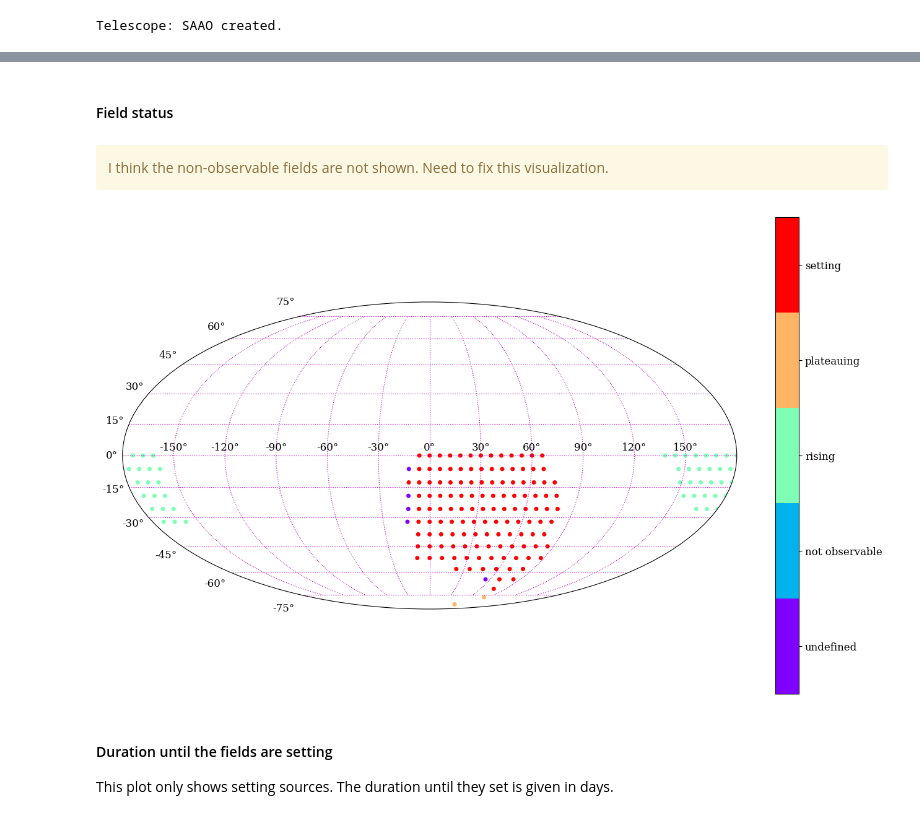
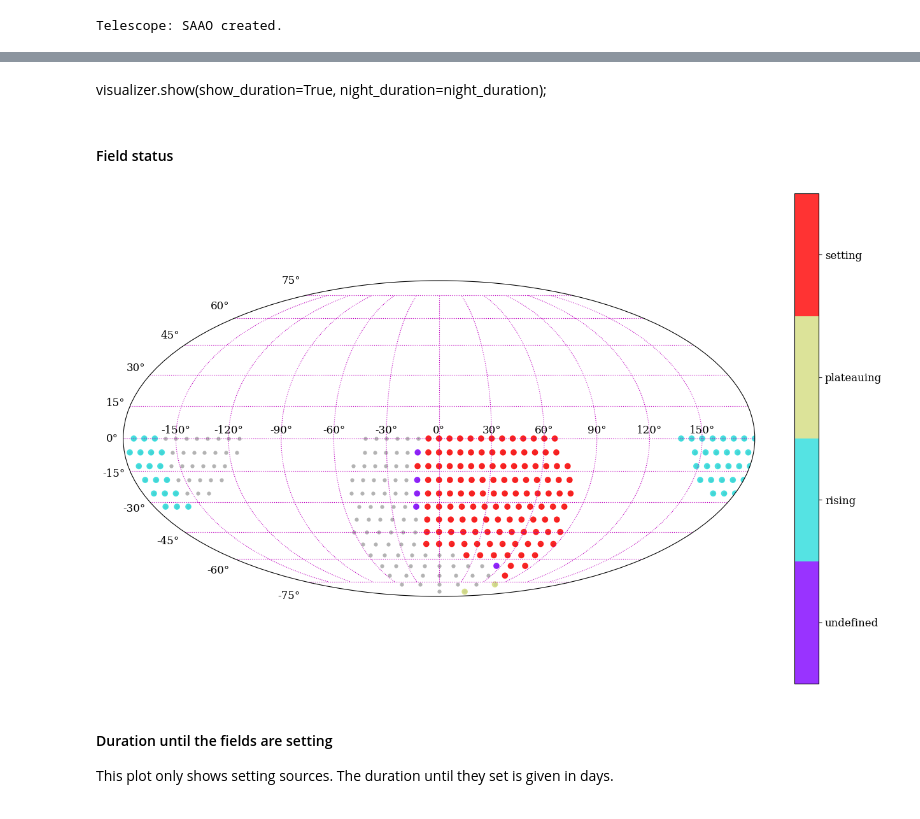
Before and after one commit to skiehl/pasiphae-survey-planner, a Jupyter notebook: Develop_SurveyPlanner.ipynb, the cells around one changed output, grey strips where cells are left out. Drawn from its saved outputs; the diff is of its cells as text; code cells hidden in the pictures.

Commit message:
New visualization class for field observation status, availability, and priority, replacing old one.

```diff
--- a/Develop_SurveyPlanner.ipynb
+++ b/Develop_SurveyPlanner.ipynb
@@ -650,8 +656,9 @@ The `FieldAvailabilityVisualizer` class from the `visualizations` module provide
 # %%
 night = Time('2023-01-02')
-fields = surveyplanner.get_observable_fields('SAAO', night=night, active=True)
+fields_all = surveyplanner.get_fields('SAAO', active=True)
+fields_obs = surveyplanner.get_observable_fields('SAAO', night=night, active=True)
 # %%
-fav = viz.FieldAvailabilityVisualizer(fields)
+visualizer = viz.FieldVisualizer(fields_all=fields_all, fields_obs=fields_obs)
 # %% [markdown]
 #### Duration of availability I
 
@@ -676,13 +679,11 @@ fav.field_duration(night_duration=night_duration);
+# %% [markdown]
+visualizer.show(show_duration=True, night_duration=night_duration);
 # %% [markdown]
 #### Field status
-# %% [markdown]
-<div class="alert alert-block alert-warning">
-I think the non-observable fields are not shown. Need to fix this visualization.
-</div>
 # %%
-fav.field_status();
+visualizer.show(show_status=True);
 # %% [output]
-[figure, old version]
+[figure, new version]
 # %% [markdown]
 #### Duration until the fields are setting
 
```
Also changed, not shown: parts of 50 cells of this notebook, 3 other files.
